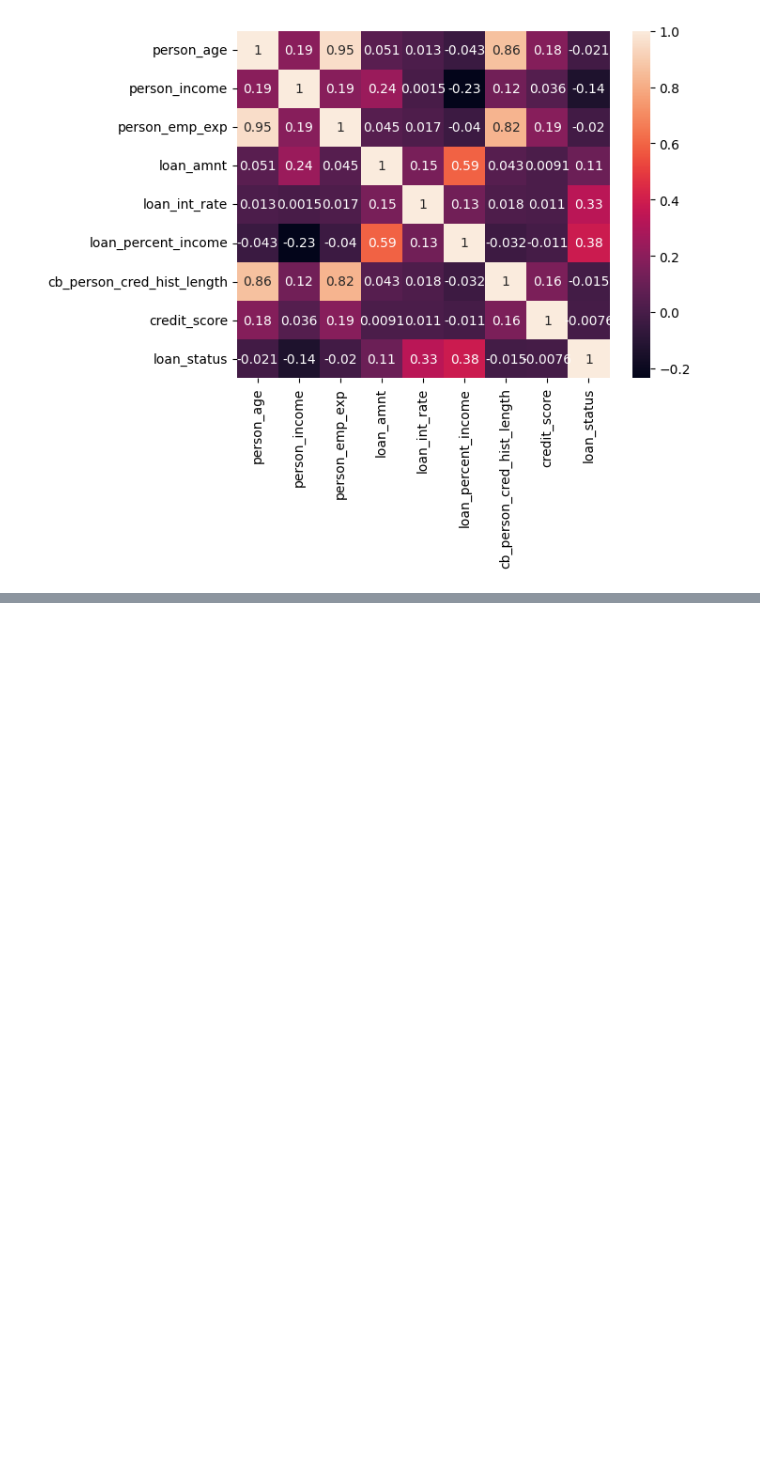
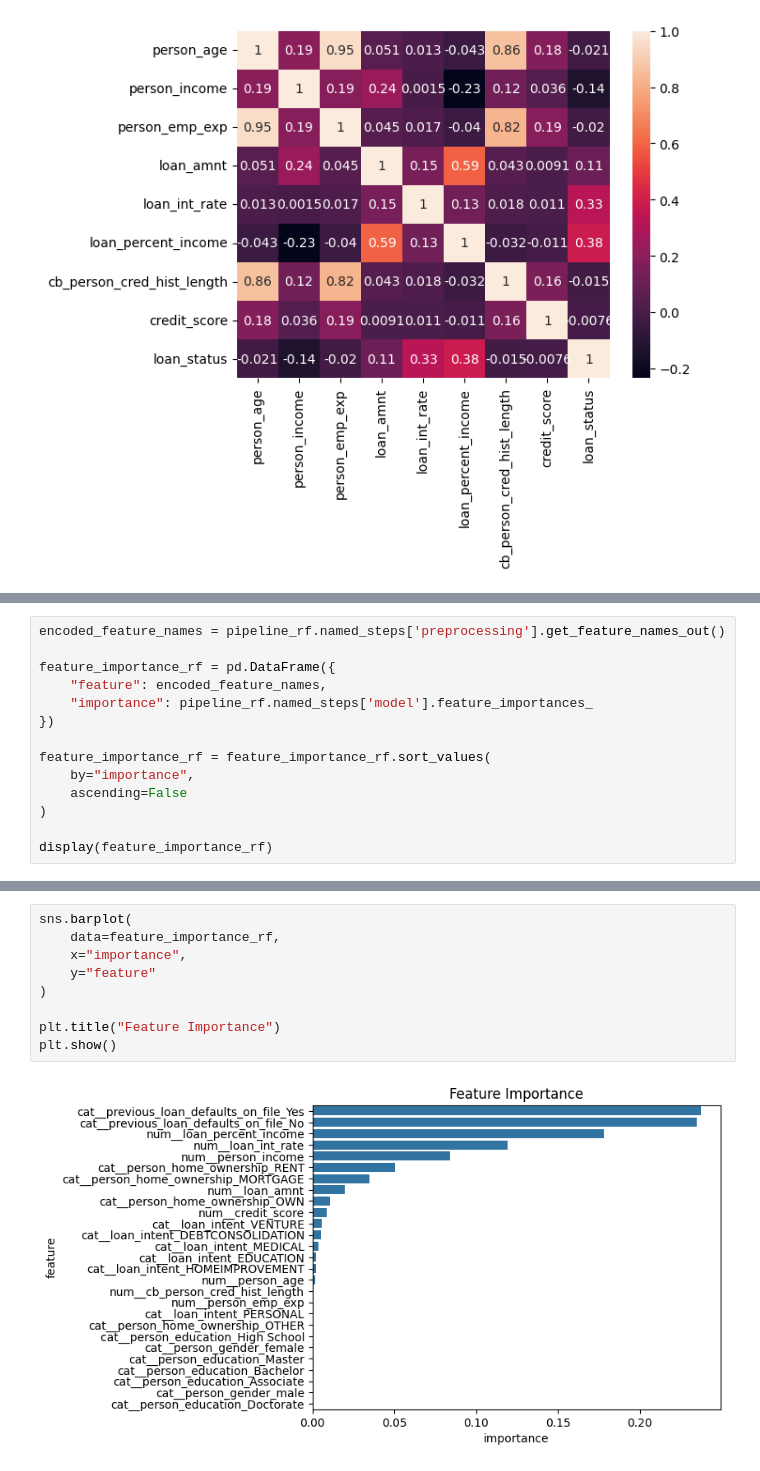
Before and after one commit to 3Techies/Bias-Detection-ML-models, a Jupyter notebook: notebooks/02_baseline_model.ipynb, the cells around one changed output, grey strips where cells are left out. Saved outputs shown, nothing was run; the diff lists cells and outputs as text; blank space fills up the shorter version.

```diff
--- a/notebooks/02_baseline_model.ipynb
+++ b/notebooks/02_baseline_model.ipynb
@@ -497,0 +461,14 @@ feature_importance
+# %%
+encoded_feature_names = pipeline_rf.named_steps['preprocessing'].get_feature_names_out()
+
+feature_importance_rf = pd.DataFrame({
+    "feature": encoded_feature_names,
+    "importance": pipeline_rf.named_steps['model'].feature_importances_
+})
+
+feature_importance_rf = feature_importance_rf.sort_values(
+    by="importance",
+    ascending=False
+)
+
+display(feature_importance_rf)
@@ -497,0 +493,11 @@ feature_importance
+# %%
+sns.barplot(
+    data=feature_importance_rf,
+    x="importance",
+    y="feature"
+)
+
+plt.title("Feature Importance")
+plt.show()
+# %% [output]
+[figure, added]
```
Also changed, not shown: parts of 9 cells of this notebook.
